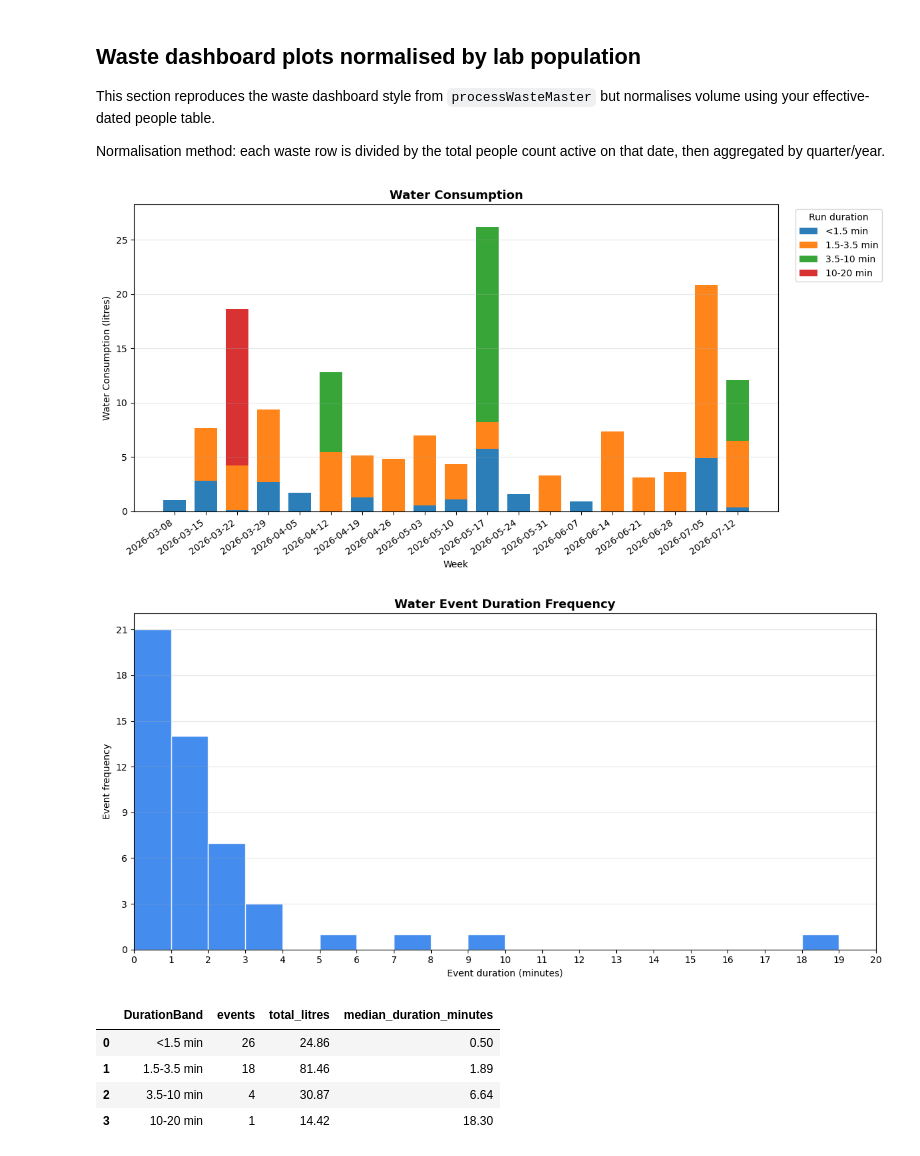
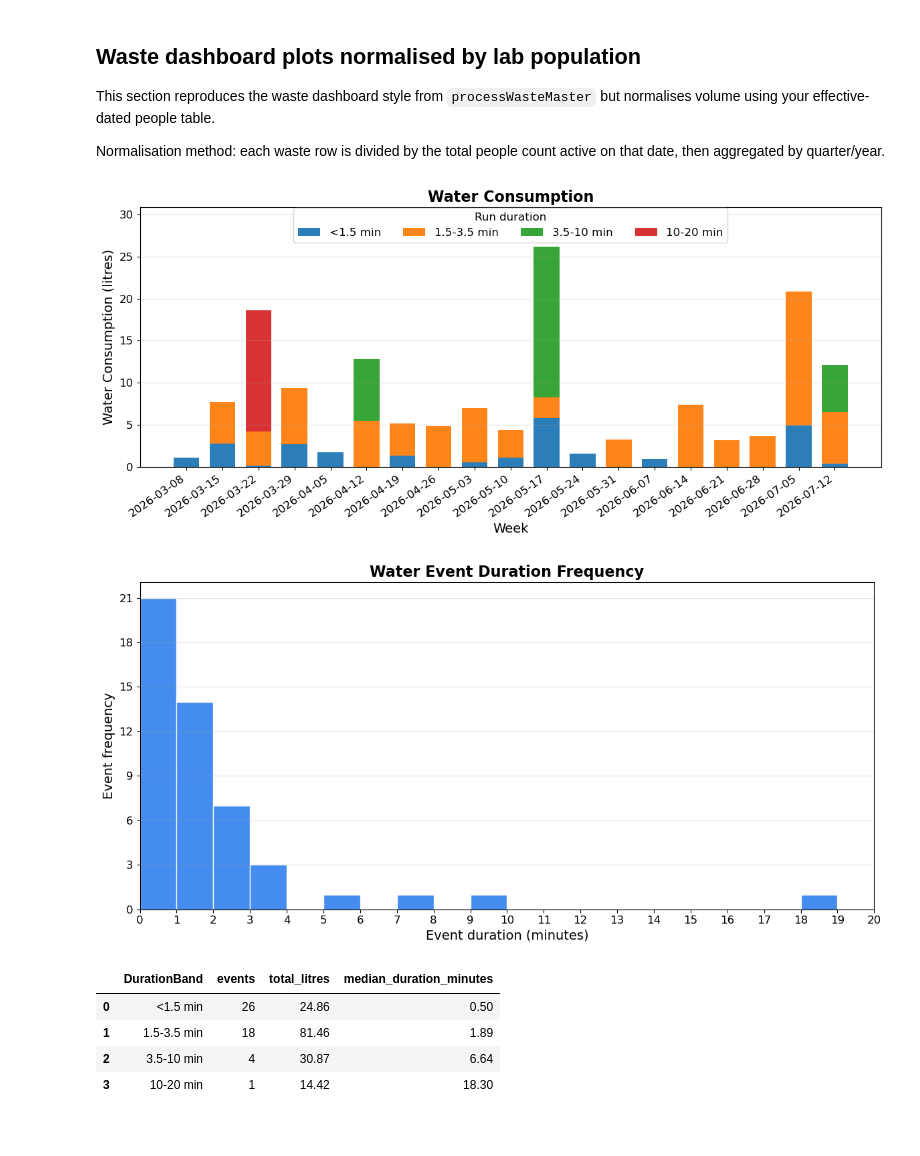
Before and after one commit to Cambridge-PAM/labsense, a Jupyter notebook: Analytics/analytics.ipynb, the cells around one changed output. Drawn from its saved outputs; the diff is of its cells as text; code cells hidden in the pictures.

Commit message:
Update plot

```diff
--- a/Analytics/analytics.ipynb
+++ b/Analytics/analytics.ipynb
@@ -1369,6 +1356,17 @@ else:
         # Use TrueType font embedding so PDF text stays editable in Adobe Illustrator.
         plt.rcParams["pdf.fonttype"] = 42
         plt.rcParams["ps.fonttype"] = 42
+        plt.rcParams.update(
+            {
+                "font.size": 12,
+                "axes.titlesize": 16,
+                "axes.labelsize": 14,
+                "xtick.labelsize": 12,
+                "ytick.labelsize": 12,
+                "legend.fontsize": 12,
+                "legend.title_fontsize": 12,
+            }
+        )
 
         fig, ax = plt.subplots(figsize=(12, 6))
         color_map = {
@@ -1384,7 +1382,7 @@ else:
 
         for duration_band in duration_order:
             values = weekly_duration_stack[duration_band]
-            ax.bar(
+            bars = ax.bar(
                 weekly_duration_stack.index,
                 values,
                 bottom=bottom,
@@ -1395,7 +1393,7 @@ else:
             )
             bottom = bottom + values
 
-        ax.set_title("Water Consumption", fontsize=13, fontweight="bold")
+        ax.set_title("Water Consumption", fontsize=16, fontweight="bold")
         ax.set_xlabel("Week")
         ax.set_ylabel("Water Consumption (litres)")
         ax.grid(True, axis="y", alpha=0.3)
@@ -1406,9 +1404,15 @@ else:
             ha="right",
         )
         y_max = float(weekly_consumption["weekly_water_consumption"].max())
-        ax.set_ylim(0, y_max * 1.08 if y_max > 0 else 1)
-        ax.legend(title="Run duration", bbox_to_anchor=(1.02, 1), loc="upper left")
-        fig.tight_layout()
+        ax.set_ylim(0, y_max * 1.18 if y_max > 0 else 1)
+        ax.legend(
+            title="Run duration",
+            loc="upper center",
+            bbox_to_anchor=(0.5, 1.02),
+            ncol=4,
+            frameon=True,
+        )
+        fig.tight_layout(rect=[0, 0, 1, 0.92])
 
         out_png = PLOT_DIR / "water_weekly_consumption_by_duration_since_2026_03.png"
         out_pdf = out_png.with_suffix(".pdf")
@@ -1430,7 +1434,7 @@ else:
             alpha=0.9,
         )
         ax_hist.set_title(
-            "Water Event Duration Frequency", fontsize=13, fontweight="bold"
+            "Water Event Duration Frequency", fontsize=16, fontweight="bold"
         )
         ax_hist.set_xlabel("Event duration (minutes)")
         ax_hist.set_ylabel("Event frequency")
@@ -1438,35 +1442,35 @@ else:
         ax_hist.xaxis.set_major_locator(MultipleLocator(1))
         ax_hist.yaxis.set_major_locator(MaxNLocator(integer=True))
         ax_hist.grid(True, axis="y", alpha=0.3)
         fig_hist.tight_layout()
 
         hist_png = PLOT_DIR / "water_event_duration_histogram_since_2026_03.png"
         hist_pdf = hist_png.with_suffix(".pdf")
         fig_hist.savefig(hist_png, dpi=150, bbox_inches="tight")
         fig_hist.savefig(hist_pdf, bbox_inches="tight")
         plt.show()
         plt.close(fig_hist)
 
         display(
             duration_summary.round({"total_litres": 2, "median_duration_minutes": 2})
         )
         display(weekly_duration_stack.reset_index())
         print(f"Median sampling gap: {typical_gap_seconds / 60.0:.2f} minutes")
         print(f"Event split threshold: {gap_threshold_seconds / 60.0:.2f} minutes")
         print(
             "Observed duration spread: "
             f"95th percentile ~{event_summary['duration_minutes'].quantile(0.95):.2f} min, "
             f"99th percentile ~{event_summary['duration_minutes'].quantile(0.99):.2f} min, "
             f"max ~{event_summary['duration_minutes'].max():.2f} min"
         )
         print(f"Saved: {out_png}")
         print(f"Saved: {out_pdf}")
         print(f"Saved: {hist_png}")
         print(f"Saved: {hist_pdf}")
         print(f"Weeks plotted: {len(weekly_consumption)}")
 # %% [output]
-[figure, old version]
+[figure, new version]
-[figure, old version]
+[figure, new version]
 |  | DurationBand | events | total_litres | median_duration_minutes |
 | 0 | <1.5 min | 26 | 24.86 | 0.50 |
 | 1 | 1.5-3.5 min | 18 | 81.46 | 1.89 |
```
Also changed, not shown: parts of 2 cells of this notebook.
